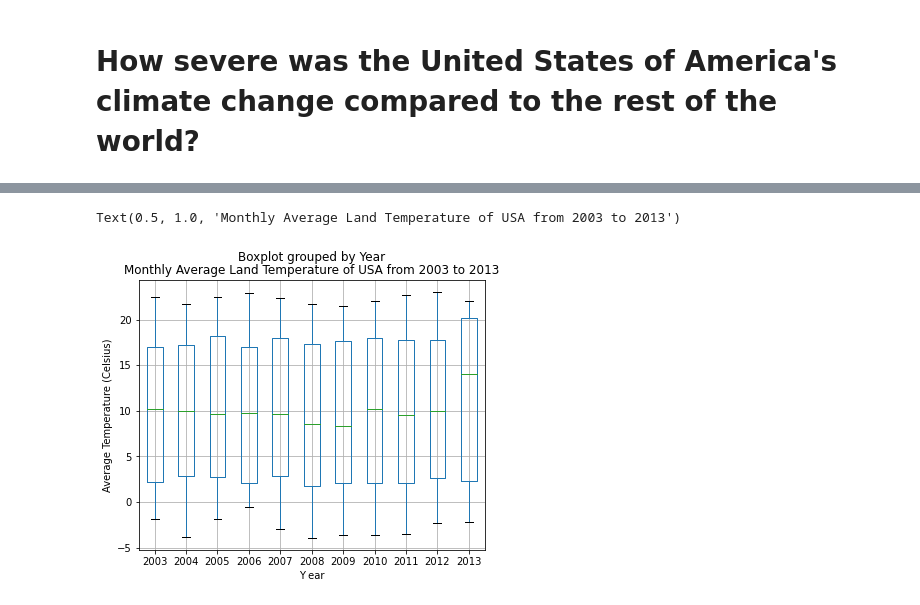
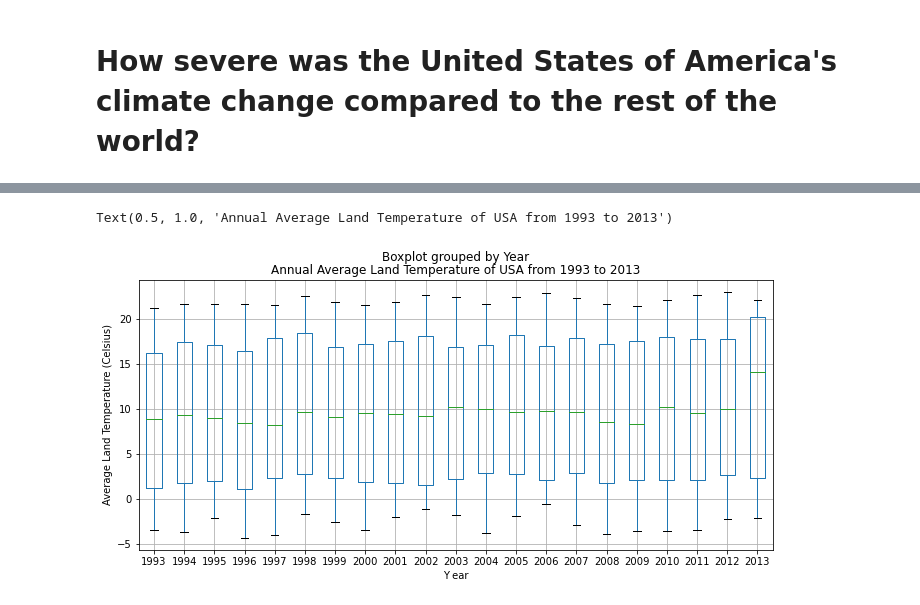
Before and after one commit to ECO225W2022/create-your-project-repository-YujiaChai, a Jupyter notebook: ECO 225 - Assignment 1.ipynb, the cells around one changed output, grey strips where cells are left out. Saved outputs shown, nothing was run; the diff lists cells and outputs as text; code cells hidden in the pictures.

```diff
--- a/ECO 225 - Assignment 1.ipynb
+++ b/ECO 225 - Assignment 1.ipynb
@@ -41,9 +49,9 @@ The first independent variable I choose is the time zone, which is measured in y
 # %%
-us_t = country_temperature.groupby("Country").get_group("United States")
+us_t = country_t.groupby("Country").get_group("United States")
 usa_t = pd.DataFrame({"Year" : [x[:4] for x in us_t["dt"]], "Monthly Average Land Temperature" : us_t["AverageTemperature"]})
 
 # Describe the summary statistics of the independent variable year and dependent variable Average Land Temperature
-usa_t[usa_t["Year"]>"2002"].groupby("Year").describe()
+usa_t[usa_t["Year"]>"1992"].groupby("Year").describe()
 # %% [output]
 |  | Monthly Average Land Temperature |  |  |  |  |  |  |  |
 |  | count | mean | std | min | 25% | 50% | 75% | max |
@@ -62,12 +87,12 @@ usa_t[usa_t["Year"]>"2002"].groupby("Year").describe()
 # %%
 # graph 1
 # graph the boxplot of the data of the USA from 2003 to 2013
-# X : year
-# Y : Average temperature (Celsius)
-us_box = usa_t[usa_t["Year"]>"2002"].boxplot(by="Year", figsize=(6, 5))
-us_box.set_ylabel("Average Temperature (Celsius)")
+# X1 : year
+# Y : Average Land temperature (Celsius)
+us_box = usa_t[usa_t["Year"]>"1992"].boxplot(by="Year", figsize=(11, 5))
+us_box.set_ylabel("Average Land Temperature (Celsius)")
 us_box.set_xlabel("Y ear")
-us_box.set_title("Monthly Average Land Temperature of USA from 2003 to 2013")
+us_box.set_title("Average Land Temperature of USA from 1993 to 2013")
 # %% [output]
-Text(0.5, 1.0, 'Monthly Average Land Temperature of USA from 2003 to 2013')
+Text(0.5, 1.0, 'Annual Average Land Temperature of USA from 1993 to 2013')
-[figure, old version]
+[figure, new version]
```
Also changed, not shown: parts of 14 cells of this notebook.
